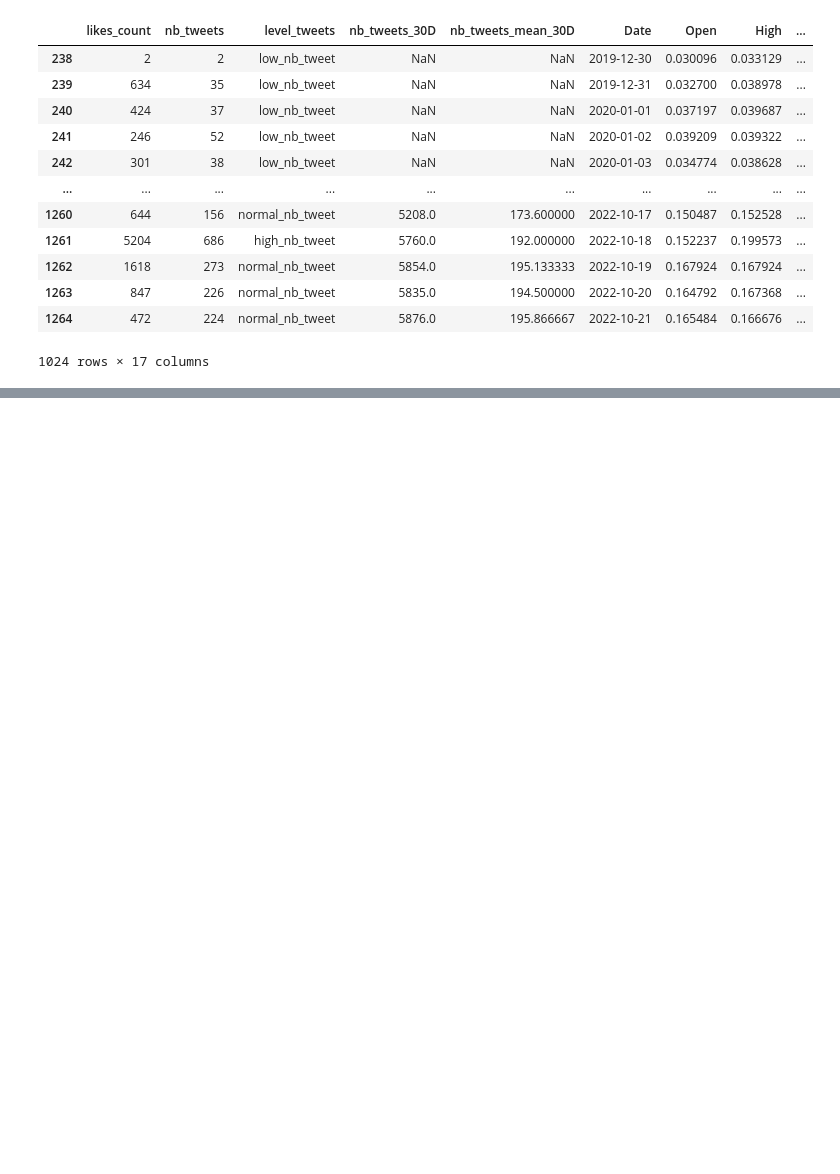
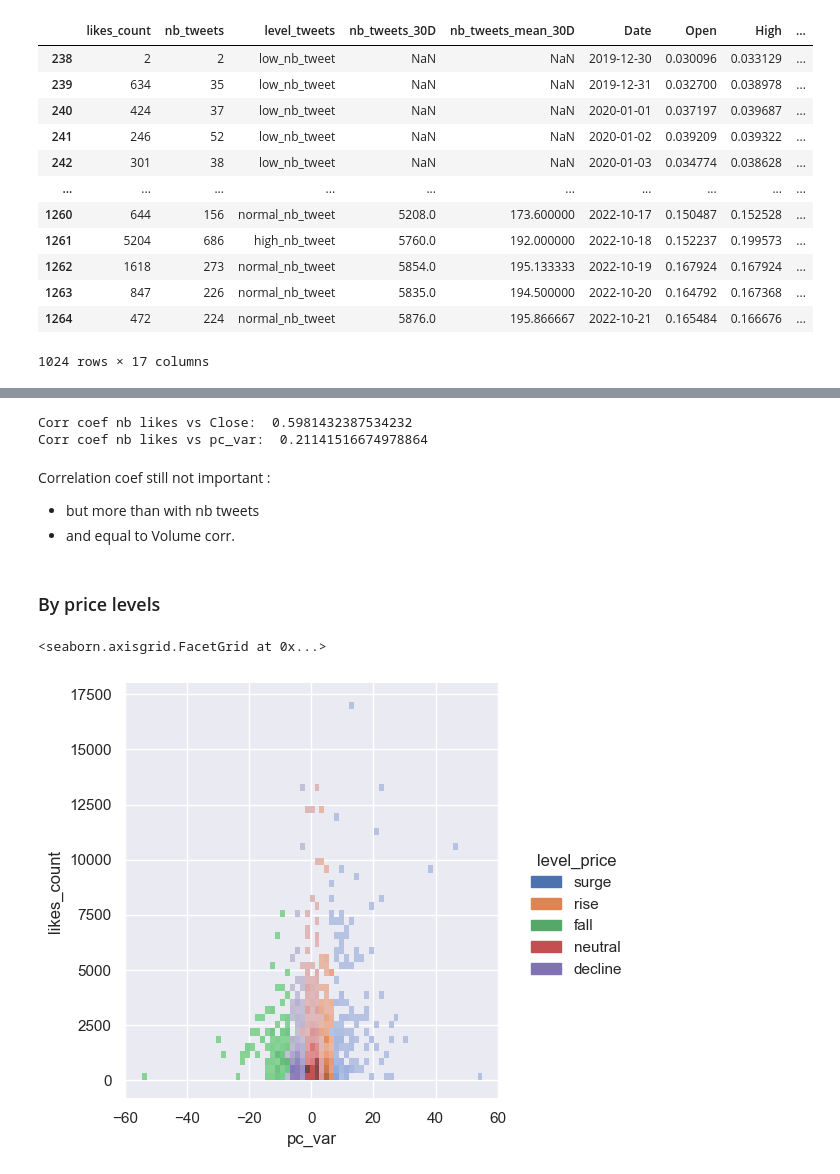
Before and after one commit to jeugregg/TokenSentiment, a Jupyter notebook: 01_data_exploration.ipynb, the cells around one changed output, grey strips where cells are left out. Cells and saved outputs as stored; diff of their text form; code cells hidden in the pictures; blank space fills up the shorter version.

```diff
--- a/01_data_exploration.ipynb
+++ b/01_data_exploration.ipynb
@@ -1123,0 +1167,17 @@ df_nb_likes.merge(df_nb, how='inner', left_index=True, right_on='Date', suffixes
+# %%
+print("Corr coef nb likes vs Close: ",  corr_matrix.at["likes_count", "Close"])
+print("Corr coef nb likes vs pc_var: ",  corr_matrix.at["likes_count", "pc_var"])
+# %% [output]
+Corr coef nb likes vs Close:  0.5981432387534232
+Corr coef nb likes vs pc_var:  0.21141516674978864
+# %% [markdown]
+Correlation coef still not important :
+- but more than with nb tweets
+- and equal to Volume corr.
+# %% [markdown]
+### By price levels
+# %%
+sns.displot(df_nb, x="pc_var", y="likes_count", hue="level_price")
+# %% [output]
+<seaborn.axisgrid.FacetGrid at 0x...>
+[figure, added]
```
Also changed, not shown: parts of 73 cells of this notebook, 1 other file.
